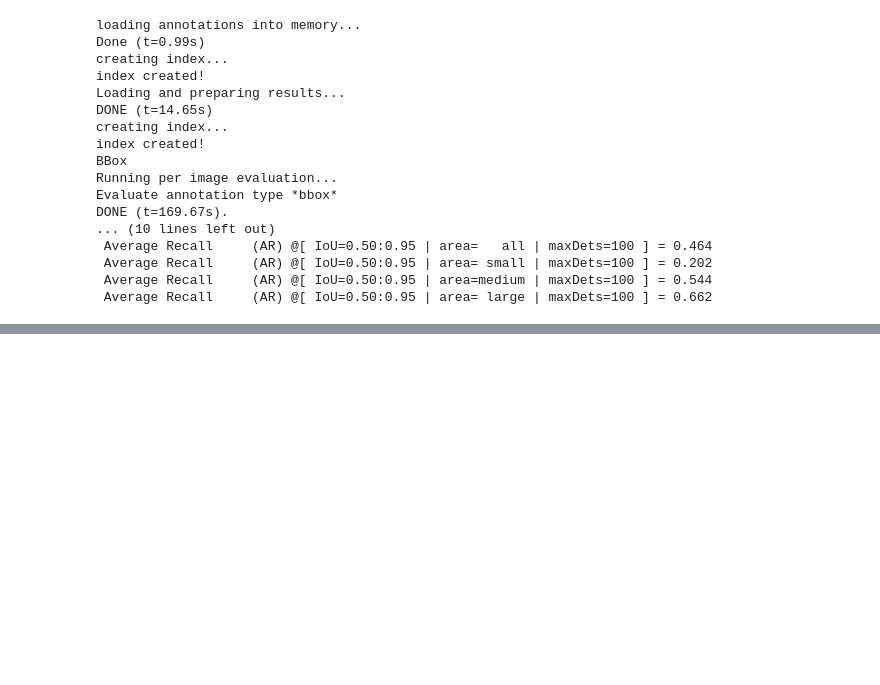
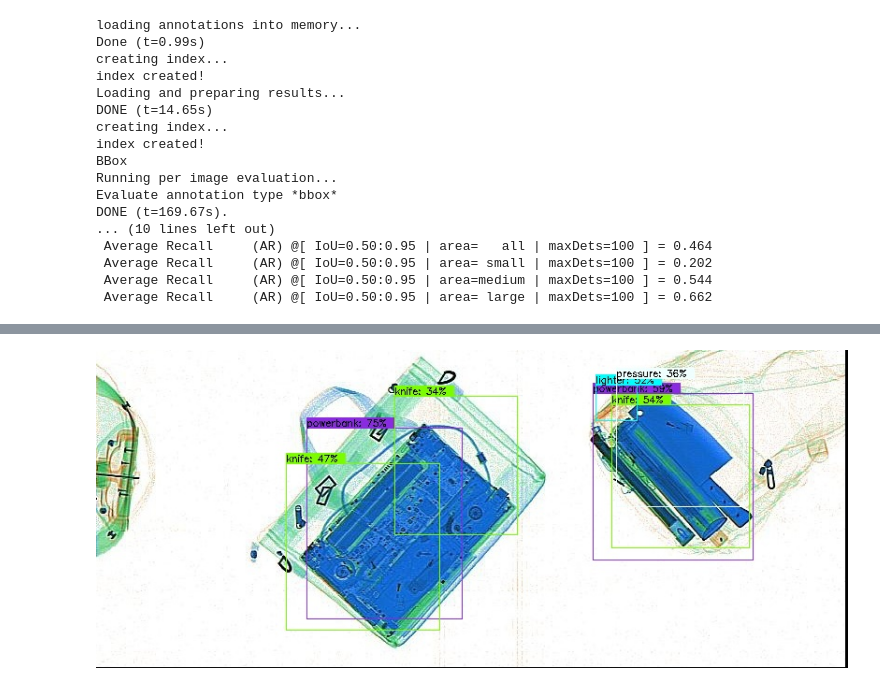
Before and after one commit to BadUncleBoy/efficientdet, a Jupyter notebook: efficientdet_jupyter.ipynb, the cells around one changed output, grey strips where cells are left out. Saved outputs shown, nothing was run; the diff lists cells and outputs as text; code cells hidden in the pictures; blank space fills up the shorter version.

```diff
--- a/efficientdet_jupyter.ipynb
+++ b/efficientdet_jupyter.ipynb
@@ -44,0 +49,5 @@ DONE (t=169.67s).
+# %%
+from IPython.display import Image
+Image("demo_jpg/kdxf_infer.jpg")
+# %% [output]
+[figure, added]
```
Also changed, not shown: parts of 2 cells of this notebook.
